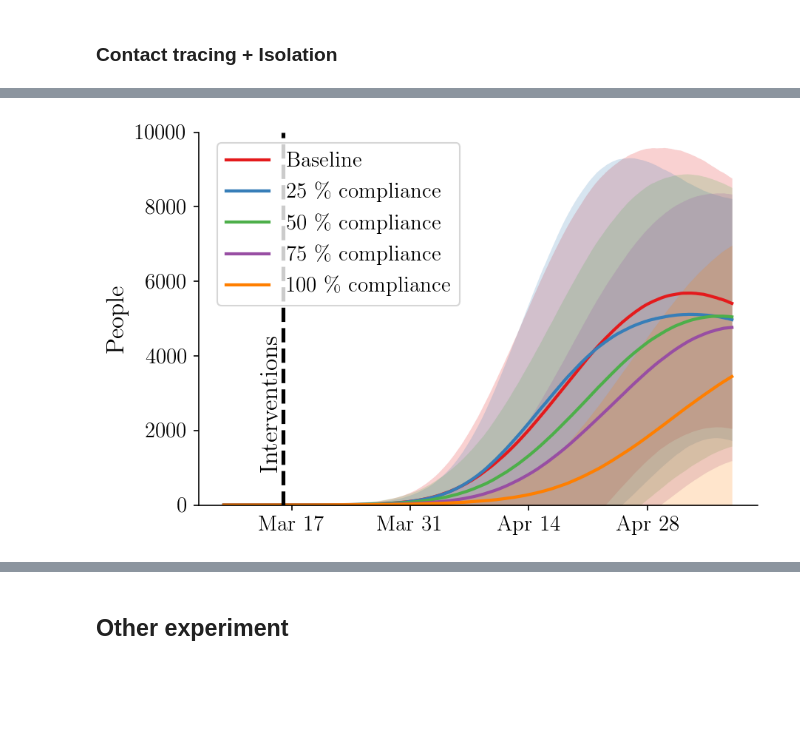
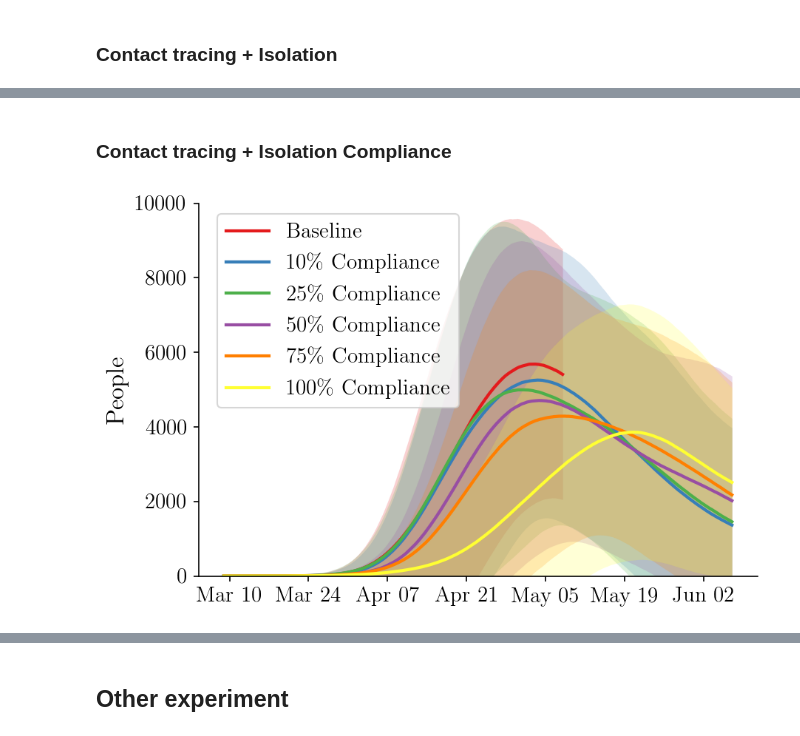
Before and after one commit to covid19-model/simulator, a Jupyter notebook: sim/sim-plot.ipynb, the cells around one changed output, grey strips where cells are left out. Drawn from its saved outputs; the diff is of its cells as text; code cells hidden in the pictures; blank space fills up the shorter version.

Commit message:
updating plotting notebook

```diff
--- a/sim/sim-plot.ipynb
+++ b/sim/sim-plot.ipynb
@@ -348,3 +399,5 @@ for plot_filename, plots in plots.items():
+# %% [markdown]
+### Contact tracing + Isolation Compliance
 # %%
 # Format: {`filename for plot` : `list of `Plot` objects`}
 country, area = 'CH', 'TI'
@@ -352,54 +405,56 @@ ymax = {
     'CH' : {'TI' : 10000}
 }
 plots = {
-    f'tracing-isolation-{country}-{area}' : [
+    f'tracing-isolation-compliance-{country}-{area}' : [
         Plot(label='Baseline',
             path=(f'baseline-scenario-b-{country}-{area}/'
                   f'baseline-scenario-b-{country}-{area}-baseline.pk')),
-        Plot(label='25 \% compliance',
+        Plot(label='10\% Compliance',
+            path=(f'tracing-isolation-compliance-{country}-{area}/'
+                  f'tracing-isolation-compliance-{country}-{area}-p=0.1.pk')),
+        Plot(label='25\% Compliance',
             path=(f'tracing-isolation-compliance-{country}-{area}/'
                   f'tracing-isolation-compliance-{country}-{area}-p=0.25.pk')),
-        Plot(label='50 \% compliance',
+        Plot(label='50\% Compliance',
             path=(f'tracing-isolation-compliance-{country}-{area}/'
                   f'tracing-isolation-compliance-{country}-{area}-p=0.5.pk')),
-        Plot(label='75 \% compliance',
+        Plot(label='75\% Compliance',
             path=(f'tracing-isolation-compliance-{country}-{area}/'
                   f'tracing-isolation-compliance-{country}-{area}-p=0.75.pk')),
-        Plot(label='100 \% compliance',
+        Plot(label='100\% Compliance',
             path=(f'tracing-isolation-{country}-{area}/'
-                  f'tracing-isolation-{country}-{area}-symptomatic_isolated=True.pk')),
+                  f'tracing-isolation-{country}-{area}-delay=48.0.pk')),
     ]
 }
 
 for plot_filename, plots in plots.items():
 
     # extract plot info
     labels = get_properties(plots, 'label')
     paths = get_properties(plots, 'path')
 
     # load simulations
     results = load_summary_list(paths)
     sims = get_properties(results, 'metadata')
     summaries = get_properties(results, 'summary')
 
     # plots
     plotter = Plotter()
 
     start_date = calibration_start_dates[sims[0].country][sims[0].area]
     start_date_lockdown = calibration_lockdown_dates[sims[0].country]['start']
     days_until_lockdown = (pd.to_datetime(start_date_lockdown) - pd.to_datetime(start_date)).days
 
     plotter.compare_total_infections(
         summaries,
         titles=labels,
         filename=plot_filename,
         start_date=start_date,
         figsize=(6,4), acc=500,
         legend_is_left=True,
         lockdown_label_y=1000,
         legendXoffset=0.015,
-        lockdown_at=days_until_lockdown,
         ymax=ymax[sims[0].country][sims[0].area],
         errorevery=14)
 # %% [output]
-[figure, old version]
+[figure, new version]
```
Also changed, not shown: parts of 3 cells of this notebook, 1 other file.
